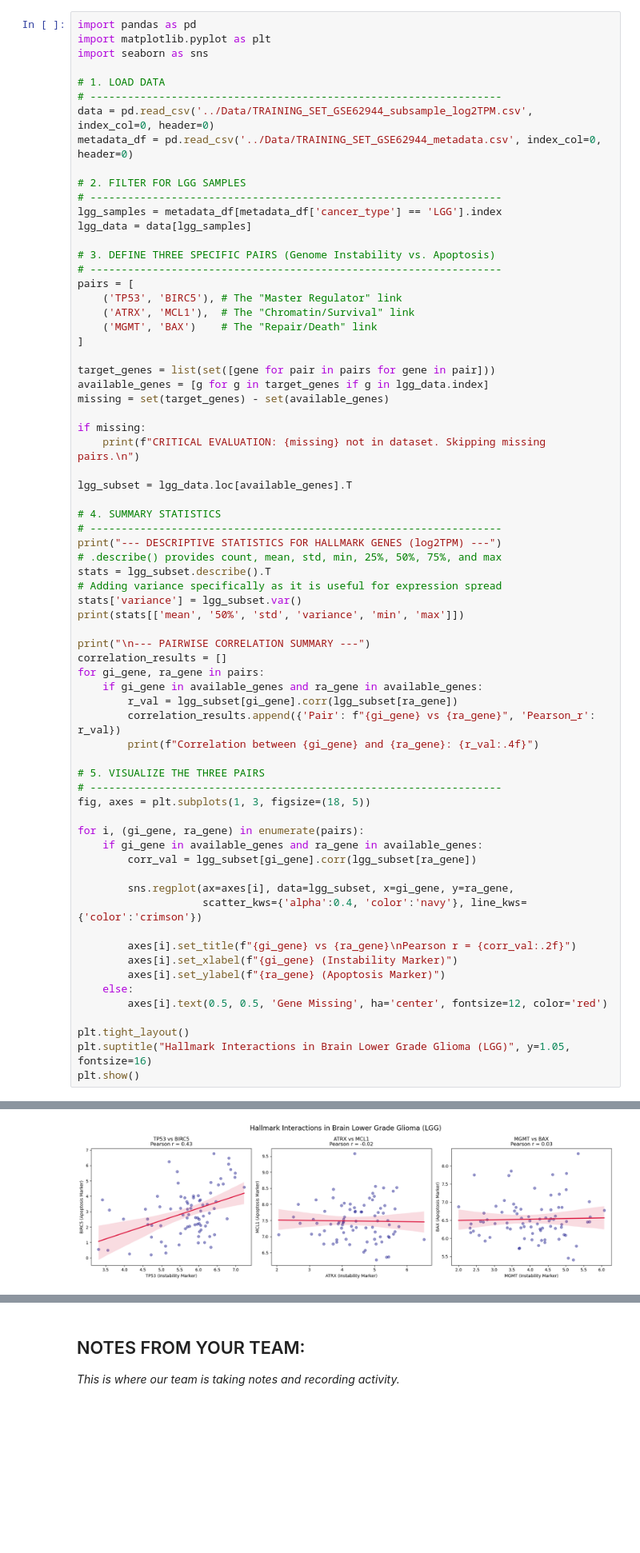
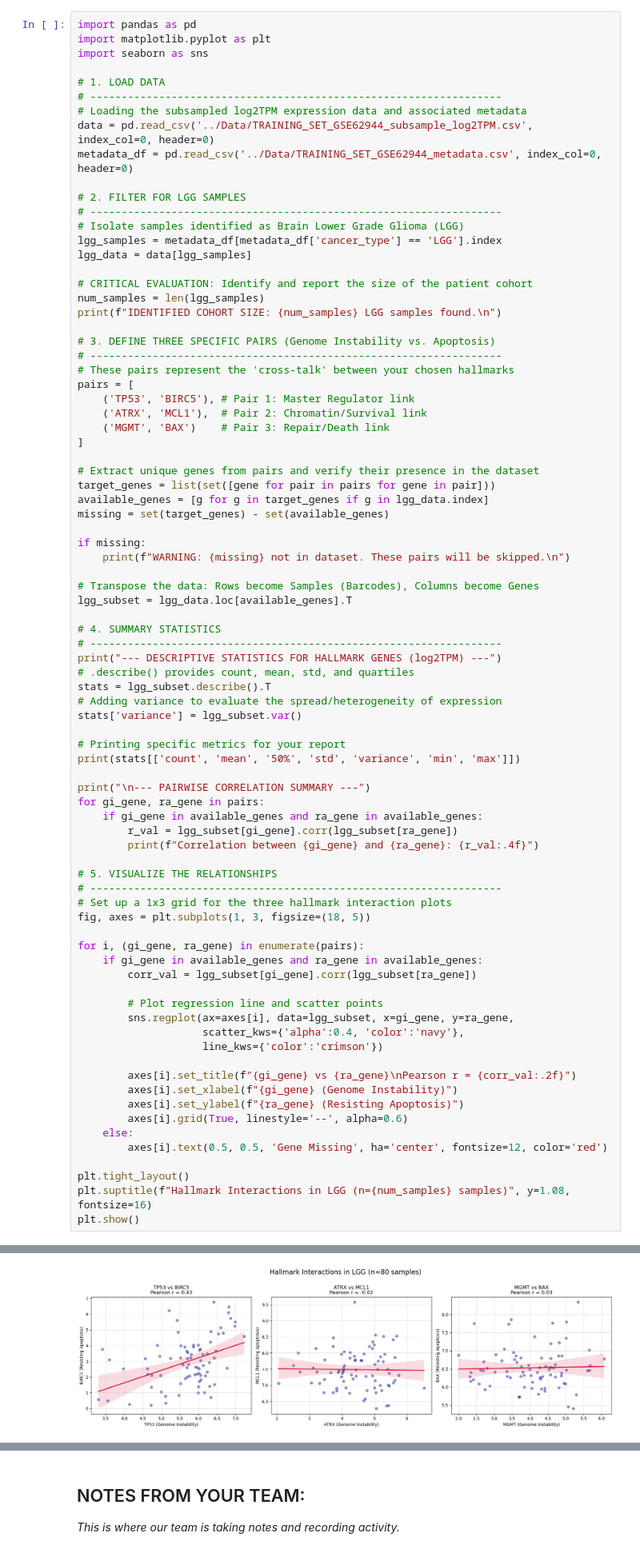
Before and after one commit to gracevl/lee-spencer-Module-4-Cancer, a Jupyter notebook: code/Module 4 Template.ipynb, the cells around one changed output, grey strips where cells are left out. Shown at 80% size. Drawn from its saved outputs; the diff is of its cells as text; blank space fills up the shorter version.

Commit message:
finishing dataset background
finished up dataset background - Kiran

```diff
--- a/code/Module 4 Template.ipynb
+++ b/code/Module 4 Template.ipynb
@@ -84,66 +136,79 @@ import seaborn as sns
 
 # 1. LOAD DATA
 # ------------------------------------------------------------------
+# Loading the subsampled log2TPM expression data and associated metadata
 data = pd.read_csv('../Data/TRAINING_SET_GSE62944_subsample_log2TPM.csv', index_col=0, header=0)
 metadata_df = pd.read_csv('../Data/TRAINING_SET_GSE62944_metadata.csv', index_col=0, header=0)
 
 # 2. FILTER FOR LGG SAMPLES
 # ------------------------------------------------------------------
+# Isolate samples identified as Brain Lower Grade Glioma (LGG)
 lgg_samples = metadata_df[metadata_df['cancer_type'] == 'LGG'].index
 lgg_data = data[lgg_samples]
 
+# CRITICAL EVALUATION: Identify and report the size of the patient cohort
+num_samples = len(lgg_samples)
+print(f"IDENTIFIED COHORT SIZE: {num_samples} LGG samples found.\n")
+
 # 3. DEFINE THREE SPECIFIC PAIRS (Genome Instability vs. Apoptosis)
 # ------------------------------------------------------------------
+# These pairs represent the 'cross-talk' between your chosen hallmarks
 pairs = [
-    ('TP53', 'BIRC5'), # The "Master Regulator" link
-    ('ATRX', 'MCL1'),  # The "Chromatin/Survival" link
-    ('MGMT', 'BAX')    # The "Repair/Death" link
+    ('TP53', 'BIRC5'), # Pair 1: Master Regulator link
+    ('ATRX', 'MCL1'),  # Pair 2: Chromatin/Survival link
+    ('MGMT', 'BAX')    # Pair 3: Repair/Death link
 ]
 
+# Extract unique genes from pairs and verify their presence in the dataset
 target_genes = list(set([gene for pair in pairs for gene in pair]))
 available_genes = [g for g in target_genes if g in lgg_data.index]
 missing = set(target_genes) - set(available_genes)
 
 if missing:
-    print(f"CRITICAL EVALUATION: {missing} not in dataset. Skipping missing pairs.\n")
+    print(f"WARNING: {missing} not in dataset. These pairs will be skipped.\n")
 
+# Transpose the data: Rows become Samples (Barcodes), Columns become Genes
 lgg_subset = lgg_data.loc[available_genes].T
 
 # 4. SUMMARY STATISTICS
 # ------------------------------------------------------------------
 print("--- DESCRIPTIVE STATISTICS FOR HALLMARK GENES (log2TPM) ---")
-# .describe() provides count, mean, std, min, 25%, 50%, 75%, and max
+# .describe() provides count, mean, std, and quartiles
 stats = lgg_subset.describe().T
-# Adding variance specifically as it is useful for expression spread
+# Adding variance to evaluate the spread/heterogeneity of expression
 stats['variance'] = lgg_subset.var()
-print(stats[['mean', '50%', 'std', 'variance', 'min', 'max']])
+
+# Printing specific metrics for your report
+print(stats[['count', 'mean', '50%', 'std', 'variance', 'min', 'max']])
 
 print("\n--- PAIRWISE CORRELATION SUMMARY ---")
-correlation_results = []
 for gi_gene, ra_gene in pairs:
     if gi_gene in available_genes and ra_gene in available_genes:
         r_val = lgg_subset[gi_gene].corr(lgg_subset[ra_gene])
-        correlation_results.append({'Pair': f"{gi_gene} vs {ra_gene}", 'Pearson_r': r_val})
         print(f"Correlation between {gi_gene} and {ra_gene}: {r_val:.4f}")
 
-# 5. VISUALIZE THE THREE PAIRS
+# 5. VISUALIZE THE RELATIONSHIPS
 # ------------------------------------------------------------------
+# Set up a 1x3 grid for the three hallmark interaction plots
 fig, axes = plt.subplots(1, 3, figsize=(18, 5))
 
 for i, (gi_gene, ra_gene) in enumerate(pairs):
     if gi_gene in available_genes and ra_gene in available_genes:
         corr_val = lgg_subset[gi_gene].corr(lgg_subset[ra_gene])
 
+        # Plot regression line and scatter points
         sns.regplot(ax=axes[i], data=lgg_subset, x=gi_gene, y=ra_gene,
-                    scatter_kws={'alpha':0.4, 'color':'navy'}, line_kws={'color':'crimson'})
+                    scatter_kws={'alpha':0.4, 'color':'navy'},
+                    line_kws={'color':'crimson'})
 
         axes[i].set_title(f"{gi_gene} vs {ra_gene}\nPearson r = {corr_val:.2f}")
-        axes[i].set_xlabel(f"{gi_gene} (Instability Marker)")
-        axes[i].set_ylabel(f"{ra_gene} (Apoptosis Marker)")
+        axes[i].set_xlabel(f"{gi_gene} (Genome Instability)")
+        axes[i].set_ylabel(f"{ra_gene} (Resisting Apoptosis)")
+        axes[i].grid(True, linestyle='--', alpha=0.6)
     else:
         axes[i].text(0.5, 0.5, 'Gene Missing', ha='center', fontsize=12, color='red')
 
 plt.tight_layout()
-plt.suptitle("Hallmark Interactions in Brain Lower Grade Glioma (LGG)", y=1.05, fontsize=16)
+plt.suptitle(f"Hallmark Interactions in LGG (n={num_samples} samples)", y=1.08, fontsize=16)
 plt.show()
 # %% [output]
@@ -158,9 +225,9 @@ MCL1   7.481947  7.426584  0.596206  0.355461  6.278707  9.575612
 
 --- PAIRWISE CORRELATION SUMMARY ---
 Correlation between TP53 and BIRC5: 0.4288
 Correlation between ATRX and MCL1: -0.0188
 Correlation between MGMT and BAX: 0.0286
-[figure, old version]
+[figure, new version]
 # %% [markdown]
 ## Data Analysis:
 
```
Also changed, not shown: parts of 6 cells of this notebook.
